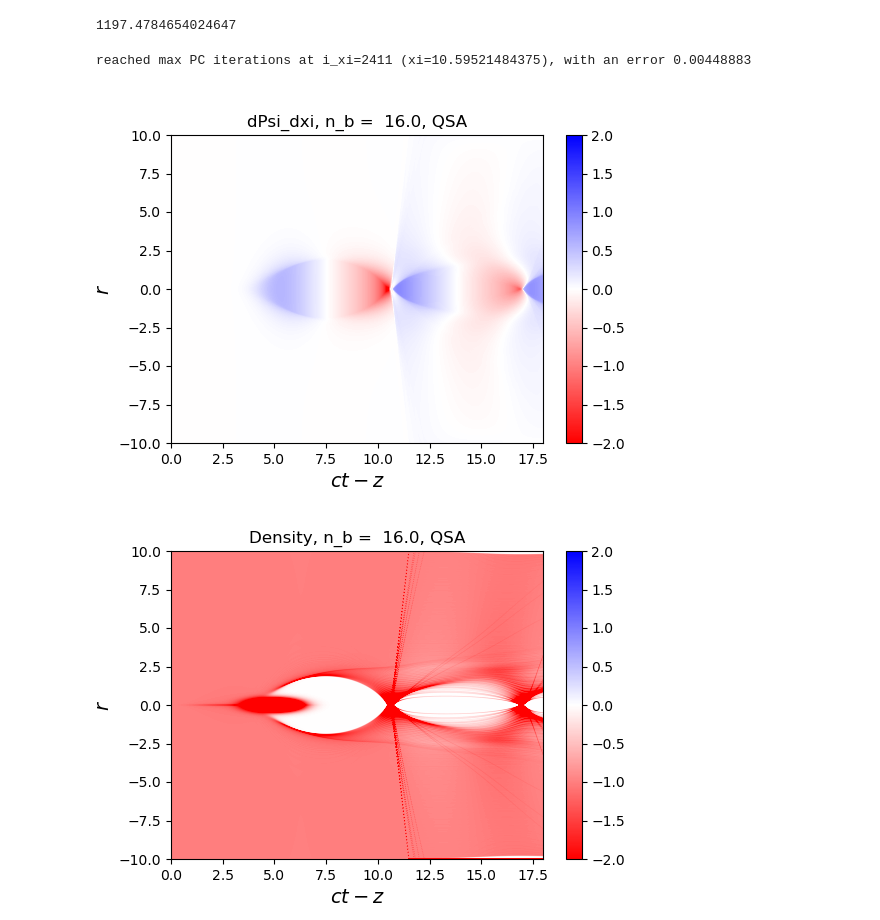
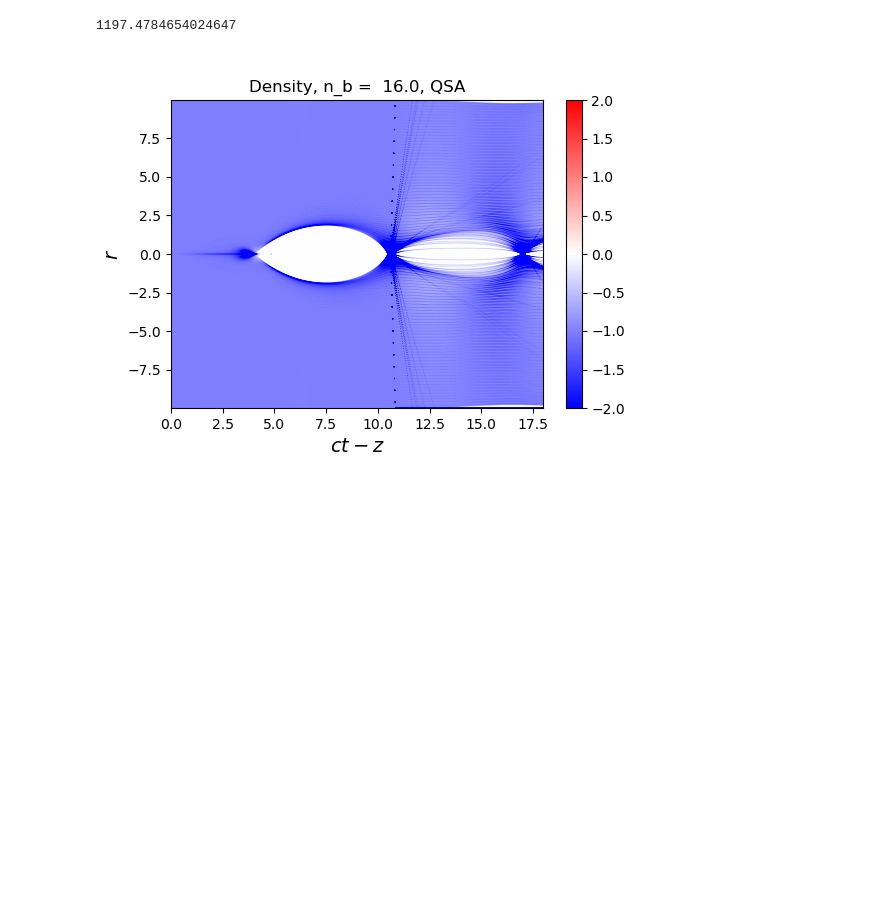
Before and after one commit to viktoriiazakharova/QSA_PWFA, a Jupyter notebook: example/sim_test_quick.ipynb, the cells around one changed output. Saved outputs shown, nothing was run; the diff lists cells and outputs as text; code cells hidden in the pictures; blank space fills up the shorter version.

Commit message:
- added run_steps methods for multi-step simulations  - adapted diags  - updated examples

```diff
--- a/example/sim_test_quick.ipynb
+++ b/example/sim_test_quick.ipynb
@@ -38,53 +38,54 @@ print(Q_tot)
 # %% [output]
 1197.4784654024647
 # %%
-sim = Simulation(L_xi=L_xi, N_xi=N_xi)
-sim.add_specie( NeutralUniformPlasma(L_r=L_r, N_r=N_r) )
-sim.add_specie( GaussianBunch( n_b, R_b, R_xi, ksi0, 256, sim, q=-1 ) )
+sim = Simulation(L_xi=L_xi, N_xi=N_xi, dt=10.0,verbose=0)
+sim.add_specie( NeutralUniformPlasma(L_r=L_r, N_r=N_r,n_p=1.) )
+sim.add_specie( GaussianBunch( sim, n_b, R_b, R_xi, ksi0,
+                               Nr=256, gamma_b=500, q=-1, ) )
 #sim.add_external_field(GaussianBeam(n_b, R_b, ksi0, R_xi))
 
 sim.diagnostics = [
     FieldDiagnostics( sim, L_r=L_r, N_r=N_r,
-                      fields=['dPsi_dxi',  'Density'],
+                      fields=['Density', ],
                       xi_step=4,
                       ),
-    FieldDiagnostics( sim, L_r=L_r, N_r=N_r,
-                      fields=['Density',],
-                      xi_step=4, species_src=(sim.species[0],)
-                    ),
+    #FieldDiagnostics( sim, L_r=L_r, N_r=N_r,
+    #                  fields=['Density',],
+    #                  xi_step=4, species_src=(sim.species[1],)
+    #                ),
+    #SpeciesDiagnostics( sim,  sim.species[1],
+    #                    fields=['dPsi_dxi',], xi_step=4 )
     ]
 
-sim.run(iter_max=50, rel_err_max=4e-3, mixing_factor=0.06, track_convergence=True)
+sim.run_steps(10, iter_max=50, rel_err_max=4e-3, mixing_factor=0.06)
+#sim.run_step(iter_max=50, rel_err_max=4e-3, mixing_factor=0.06, track_convergence=True)
-# %% [output]
-reached max PC iterations at i_xi=2411 (xi=10.59521484375), with an error 0.00448883
 # %%
 for diag in sim.diagnostics:
     ext = np.array([diag.xi.min(),
                     diag.xi.max(),
-                   -diag.grid.L_r,
-                    diag.grid.L_r ])
+                   -diag.grid.rmax  ,
+                    diag.grid.rmax ])
 
     for fld in diag.fields:
         val = diag.Data[fld]
         val_ext = np.hstack((val[:,1:][:,::-1], val[:,1:]))
 
         plt.figure(figsize=(6,4))
 
         vmax = 2
         plt.imshow(val_ext.T,
                    origin='lower',
                    aspect='auto',
-                   cmap=plt.cm.bwr_r,
+                   cmap=plt.cm.bwr,
                    vmax=vmax,
                    vmin=-vmax,
                    extent=ext
                   )
 
         plt.colorbar()
         plt.xlabel(r'$ct-z$', fontsize=14)
         plt.ylabel(r'$r$', fontsize=14)
 
         plt.title(f"{fld}, n_b =  {n_b}, QSA")
 # %% [output]
-[figure, old version]
+[figure, new version]
-[figure, removed]
```
Also changed, not shown: parts of 5 cells of this notebook, 4 other files.
